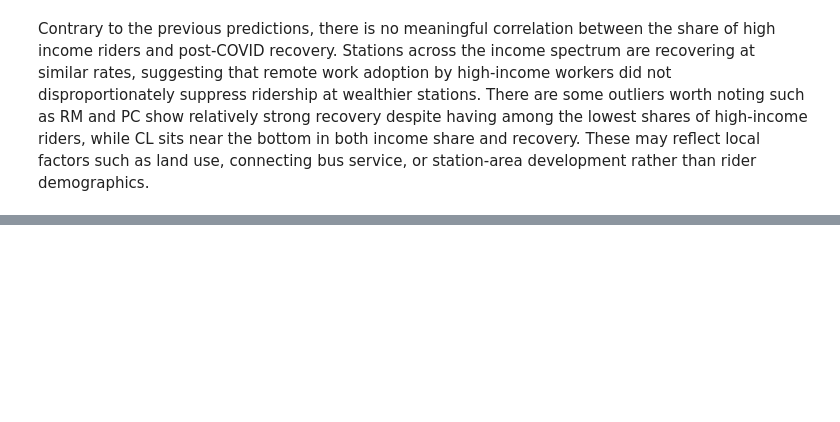
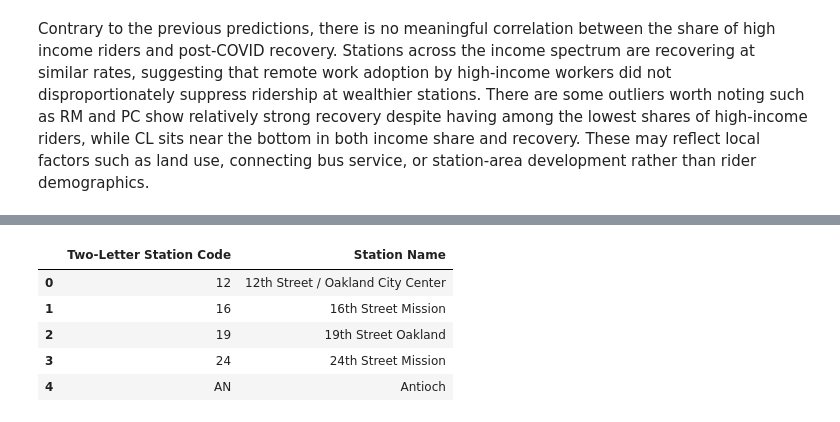
Before and after one commit to Shiv0406/BartProj, a Jupyter notebook: data-exploration.ipynb, the cells around one changed output, grey strips where cells are left out. Cells and saved outputs as stored; diff of their text form; code cells hidden in the pictures; blank space fills up the shorter version.

```diff
--- a/data-exploration.ipynb
+++ b/data-exploration.ipynb
@@ -971,0 +1023,9 @@ population per square mile using Census land area data.
+# %%
+pd.read_csv("../Data/raw/station_crosswalk.csv").head()
+# %% [output]
+|  | Two-Letter Station Code | Station Name |
+| 0 | 12 | 12th Street / Oakland City Center |
+| 1 | 16 | 16th Street Mission |
+| 2 | 19 | 19th Street Oakland |
+| 3 | 24 | 24th Street Mission |
+| 4 | AN | Antioch |
```
Also changed, not shown: parts of 16 cells of this notebook.
